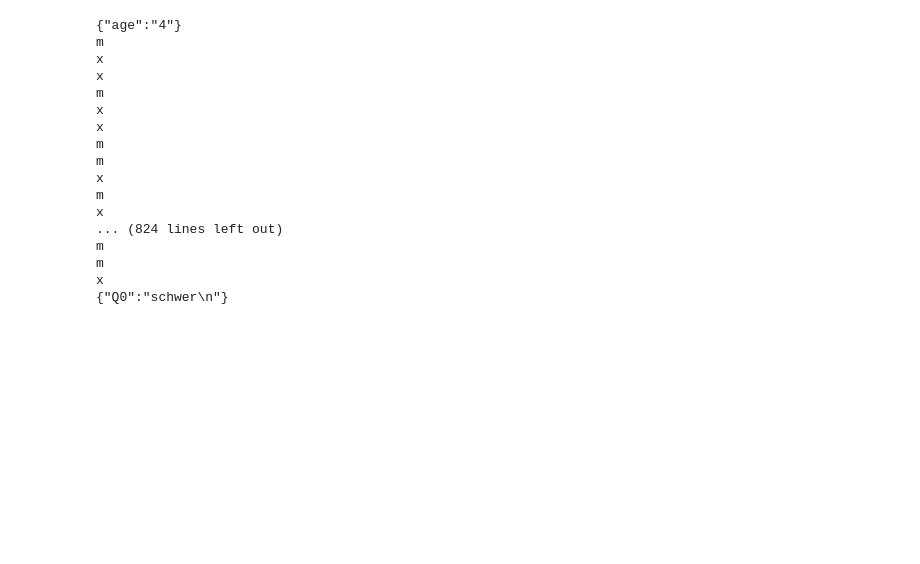
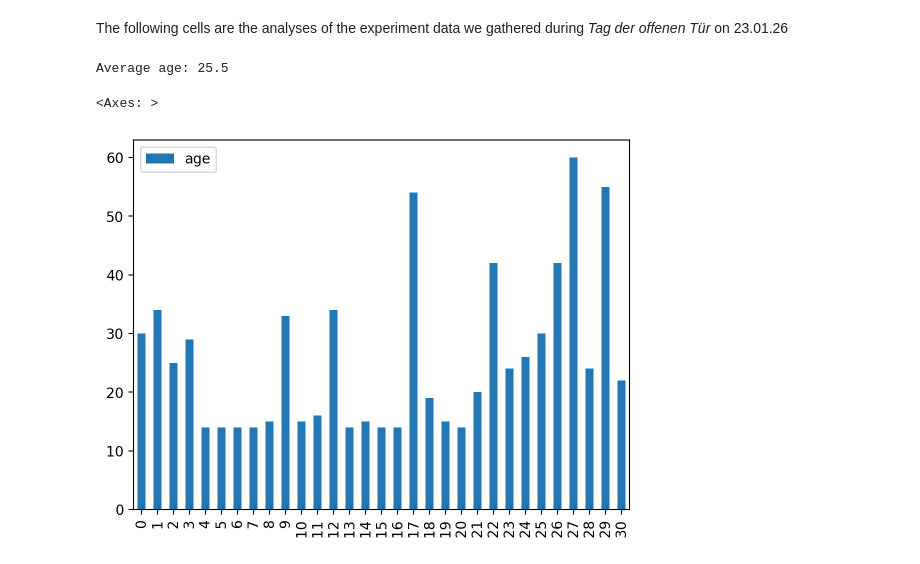
Before and after one commit to jasonvla/bachAndNotagenCorpora, a Jupyter notebook: tests.ipynb, the cells around one changed output. Saved outputs shown, nothing was run; the diff lists cells and outputs as text; code cells hidden in the pictures; blank space fills up the shorter version.

Commit message:
calculate average age

```diff
--- a/tests.ipynb
+++ b/tests.ipynb
@@ -17,34 +1,9 @@ for part in parts:
+# %% [markdown]
+ The following cells are the analyses of the experiment data we gathered during *Tag der offenen Tür* on 23.01.26
 # %%
 import pandas as pd
 import glob
 import os
-
-path = os.path.join("results_ai-chorales")
-all_files = glob.glob(os.path.join(path, "*.csv"))
-
-li = []
-
-for filename in all_files:
-    df = pd.read_csv(filename, index_col=None, header=0)
-    li.append(df)
-frame = pd.concat(li, axis=0, ignore_index=True)
-for answers in frame["response"]:
-    print(answers)
+import ast
+from collections import Counter
+import matplotlib as plt
-# %% [output]
-{"age":"4"}
-m
-x
-x
-m
-x
-x
-m
-m
-x
-m
-x
-... (824 lines left out)
-m
-m
-x
-{"Q0":"schwer\n"}
@@ -50,0 +19,25 @@ x
+# %%
+# ===========
+# AVERAGE AGE
+# ===========
+
+age_list = []
+for answers in frame["response"]:
+    if isinstance(answers, str):
+        try:
+            parsed = ast.literal_eval(answers)
+            if isinstance(parsed, dict): # convert the strings to real dicts
+                if "age" in parsed:
+                    age_list.append(parsed)
+        except (ValueError, SyntaxError):
+            pass
+df_age = pd.DataFrame(age_list)
+df_age = df_age.drop([0, 1, 4, 18]) # remove unrealistic answers
+df_age = df_age.reset_index(drop=True)
+df_age["age"] = pd.to_numeric(df_age["age"])
+print("Average age:", round(df_age["age"].mean(), 1))
+df_age.plot.bar()
+# %% [output]
+Average age: 25.5
+<Axes: >
+[figure, added]
```
Also changed, not shown: parts of 3 cells of this notebook.
